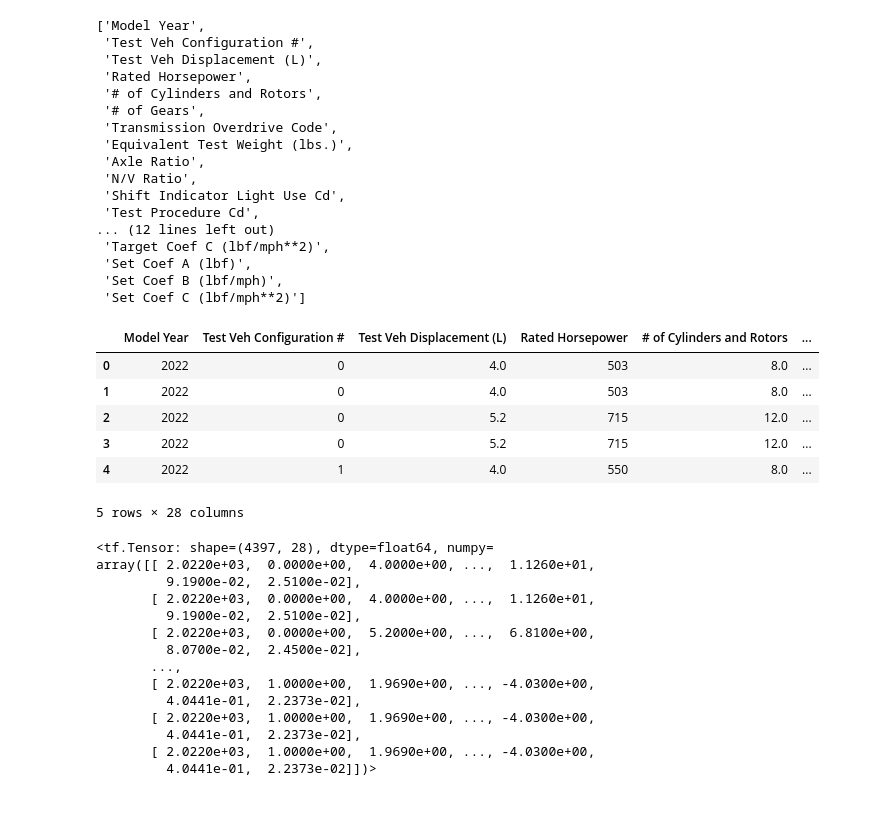
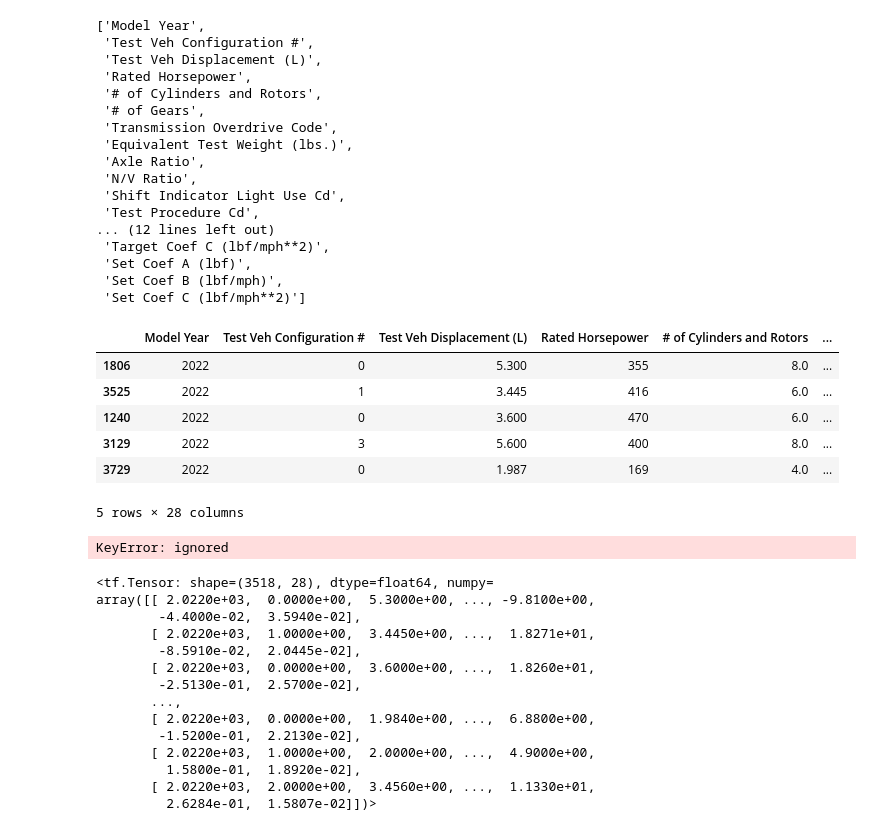
Before and after one commit to TharinduGee/Prediction_Models, a Jupyter notebook: Corbon_emission_predictor_Only_using_numeric_features.ipynb, the cells around one changed output. Saved outputs shown, nothing was run; the diff lists cells and outputs as text; code cells hidden in the pictures.

```diff
--- a/Corbon_emission_predictor_Only_using_numeric_features.ipynb
+++ b/Corbon_emission_predictor_Only_using_numeric_features.ipynb
@@ -56,33 +39,40 @@ numeric_feature_names
  'Set Coef A (lbf)',
  'Set Coef B (lbf/mph)',
  'Set Coef C (lbf/mph**2)']
-# %%
-numeric_features = record[numeric_feature_names]
-numeric_features.head()
-# %% [output]
-|  | Model Year | Test Veh Configuration # | Test Veh Displacement (L) | Rated Horsepower | # of Cylinders and Rotors | ... |
-| 0 | 2022 | 0 | 4.0 | 503 | 8.0 | ... |
-| 1 | 2022 | 0 | 4.0 | 503 | 8.0 | ... |
-| 2 | 2022 | 0 | 5.2 | 715 | 12.0 | ... |
-| 3 | 2022 | 0 | 5.2 | 715 | 12.0 | ... |
-| 4 | 2022 | 1 | 4.0 | 550 | 8.0 | ... |
-5 rows × 28 columns
+# %%
+train_numeric_features = train_record[numeric_feature_names]
+test_numeric_features = test_record[numeric_feature_names]
+train_numeric_features.head()
+# %% [output]
+|  | Model Year | Test Veh Configuration # | Test Veh Displacement (L) | Rated Horsepower | # of Cylinders and Rotors | ... |
+| 1806 | 2022 | 0 | 5.300 | 355 | 8.0 | ... |
+| 3525 | 2022 | 1 | 3.445 | 416 | 6.0 | ... |
+| 1240 | 2022 | 0 | 3.600 | 470 | 6.0 | ... |
+| 3129 | 2022 | 3 | 5.600 | 400 | 8.0 | ... |
+| 3729 | 2022 | 0 | 1.987 | 169 | 4.0 | ... |
+5 rows × 28 columns
+# %%
+
+train_target = train_record.pop("CO2 (g/mi)")
+test_target = test_record.pop("CO2 (g/mi)")
+# %% [output]
+KeyError: ignored
 # %%
-tf.convert_to_tensor(numeric_features)
+tf.convert_to_tensor(train_numeric_features)
 # %% [output]
-<tf.Tensor: shape=(4397, 28), dtype=float64, numpy=
-array([[ 2.0220e+03,  0.0000e+00,  4.0000e+00, ...,  1.1260e+01,
-         9.1900e-02,  2.5100e-02],
-       [ 2.0220e+03,  0.0000e+00,  4.0000e+00, ...,  1.1260e+01,
-         9.1900e-02,  2.5100e-02],
-       [ 2.0220e+03,  0.0000e+00,  5.2000e+00, ...,  6.8100e+00,
-         8.0700e-02,  2.4500e-02],
+<tf.Tensor: shape=(3518, 28), dtype=float64, numpy=
+array([[ 2.0220e+03,  0.0000e+00,  5.3000e+00, ..., -9.8100e+00,
+        -4.4000e-02,  3.5940e-02],
+       [ 2.0220e+03,  1.0000e+00,  3.4450e+00, ...,  1.8271e+01,
+        -8.5910e-02,  2.0445e-02],
+       [ 2.0220e+03,  0.0000e+00,  3.6000e+00, ...,  1.8260e+01,
+        -2.5130e-01,  2.5700e-02],
        ...,
-       [ 2.0220e+03,  1.0000e+00,  1.9690e+00, ..., -4.0300e+00,
-         4.0441e-01,  2.2373e-02],
-       [ 2.0220e+03,  1.0000e+00,  1.9690e+00, ..., -4.0300e+00,
-         4.0441e-01,  2.2373e-02],
-       [ 2.0220e+03,  1.0000e+00,  1.9690e+00, ..., -4.0300e+00,
-         4.0441e-01,  2.2373e-02]])>
+       [ 2.0220e+03,  0.0000e+00,  1.9840e+00, ...,  6.8800e+00,
+        -1.5200e-01,  2.2130e-02],
+       [ 2.0220e+03,  1.0000e+00,  2.0000e+00, ...,  4.9000e+00,
+         1.5800e-01,  1.8920e-02],
+       [ 2.0220e+03,  2.0000e+00,  3.4560e+00, ...,  1.1330e+01,
+         2.6284e-01,  1.5807e-02]])>
 # %%
 normalizer = tf.keras.layers.Normalization(axis=-1)
```
Also changed, not shown: parts of 13 cells of this notebook.
